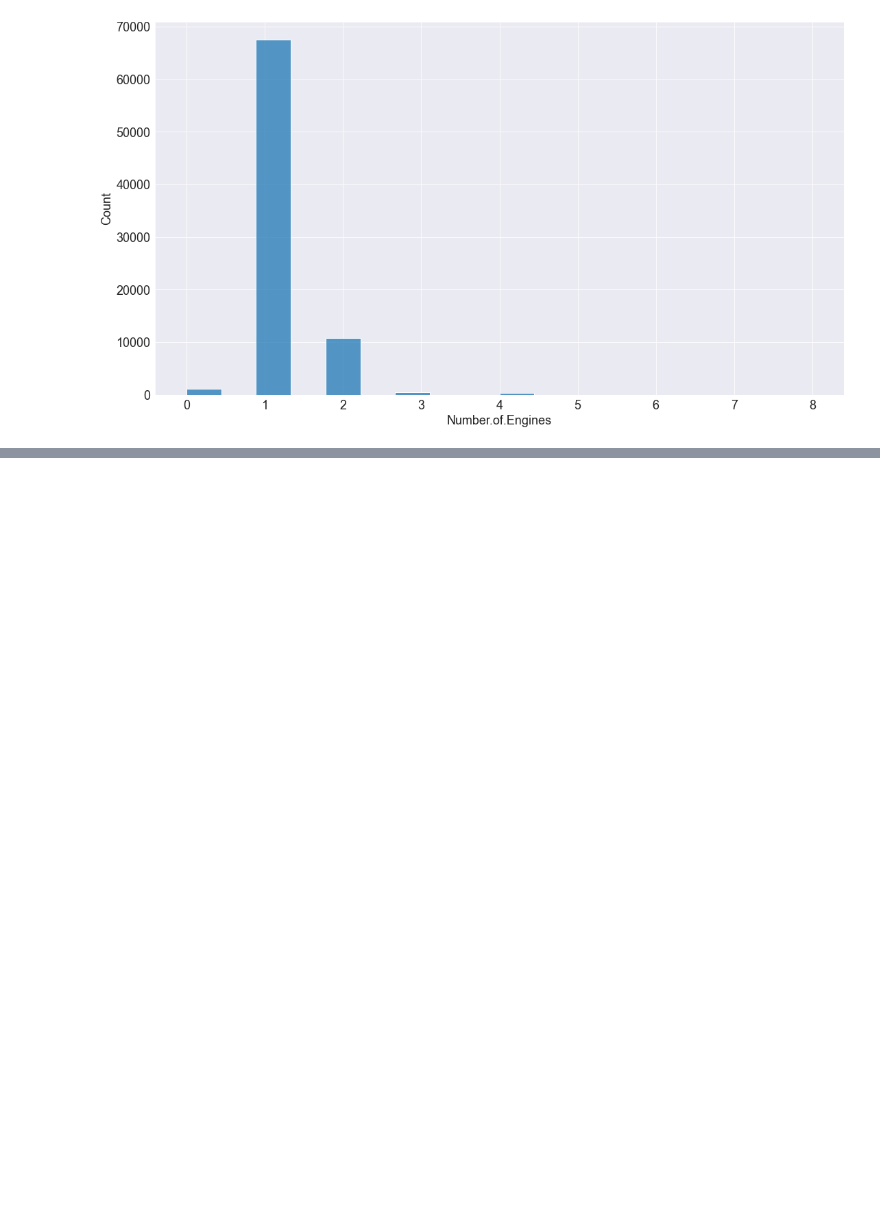
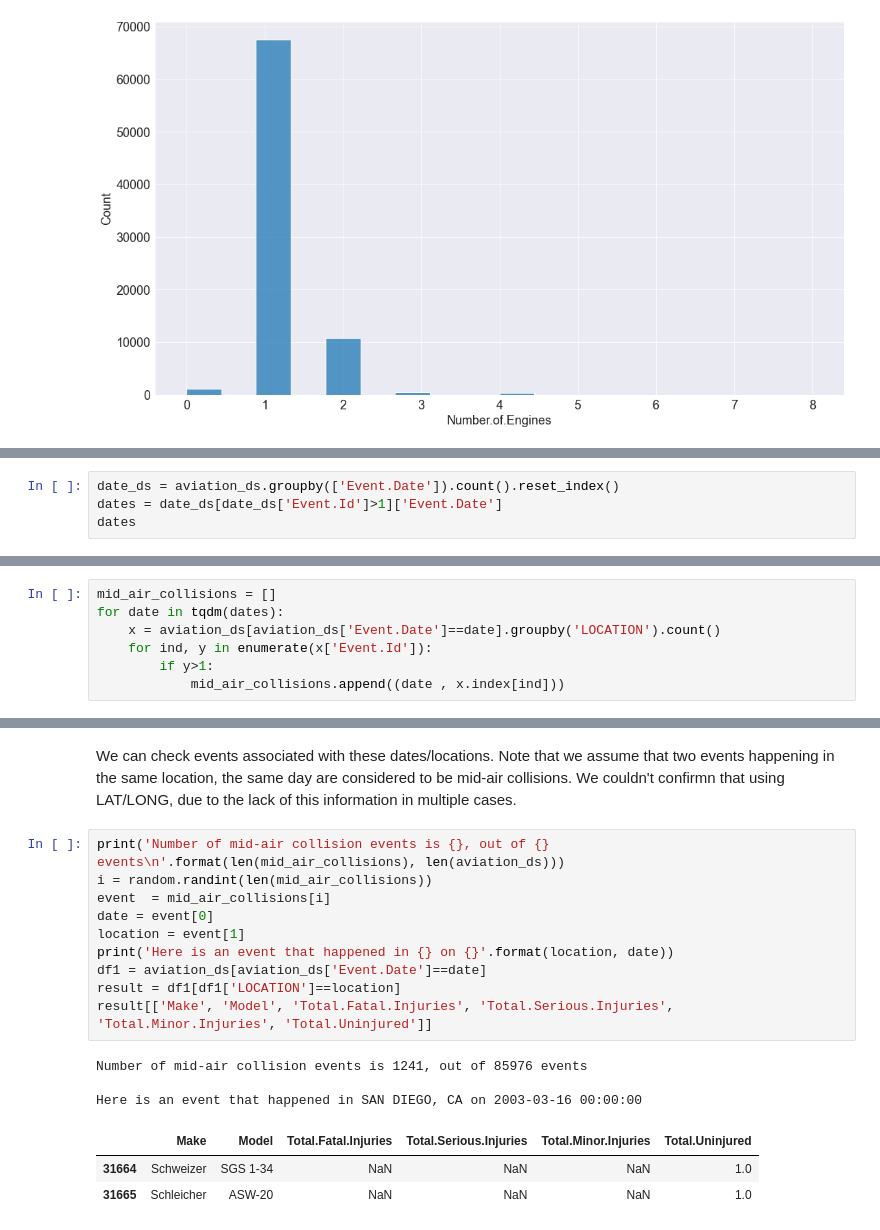
Before and after one commit to zaitrik/aviation_stats, a Jupyter notebook: aviation_stats.ipynb, the cells around one changed output, grey strips where cells are left out. Drawn from its saved outputs; the diff is of its cells as text; blank space fills up the shorter version.

```diff
--- a/aviation_stats.ipynb
+++ b/aviation_stats.ipynb
@@ -307,0 +345,4 @@ As we can observe, the single engine aircraft are the most affected by accidents
+# %%
+date_ds = aviation_ds.groupby(['Event.Date']).count().reset_index()
+dates = date_ds[date_ds['Event.Id']>1]['Event.Date']
+dates
@@ -307,0 +364,7 @@ As we can observe, the single engine aircraft are the most affected by accidents
+# %%
+mid_air_collisions = []
+for date in tqdm(dates):
+    x = aviation_ds[aviation_ds['Event.Date']==date].groupby('LOCATION').count()
+    for ind, y in enumerate(x['Event.Id']):
+        if y>1:
+            mid_air_collisions.append((date , x.index[ind]))
@@ -307,0 +391,19 @@ As we can observe, the single engine aircraft are the most affected by accidents
+# %% [markdown]
+We can check events associated with these dates/locations. Note that we assume that two events happening in the same location, the same day are considered to be mid-air collisions. We couldn't confirmn that using LAT/LONG, due to the lack of this information in multiple cases.
+# %%
+print('Number of mid-air collision events is {}, out of {} events\n'.format(len(mid_air_collisions), len(aviation_ds)))
+i = random.randint(len(mid_air_collisions))
+event  = mid_air_collisions[i]
+date = event[0]
+location = event[1]
+print('Here is an event that happened in {} on {}'.format(location, date))
+df1 = aviation_ds[aviation_ds['Event.Date']==date]
+result = df1[df1['LOCATION']==location]
+result[['Make', 'Model', 'Total.Fatal.Injuries', 'Total.Serious.Injuries', 'Total.Minor.Injuries', 'Total.Uninjured']]
+# %% [output]
+Number of mid-air collision events is 1241, out of 85976 events
+
+Here is an event that happened in SAN DIEGO, CA on 2003-03-16 00:00:00
+|  | Make | Model | Total.Fatal.Injuries | Total.Serious.Injuries | Total.Minor.Injuries | Total.Uninjured |
+| 31664 | Schweizer | SGS 1-34 | NaN | NaN | NaN | 1.0 |
+| 31665 | Schleicher | ASW-20 | NaN | NaN | NaN | 1.0 |
```
Also changed, not shown: parts of 13 cells of this notebook.
